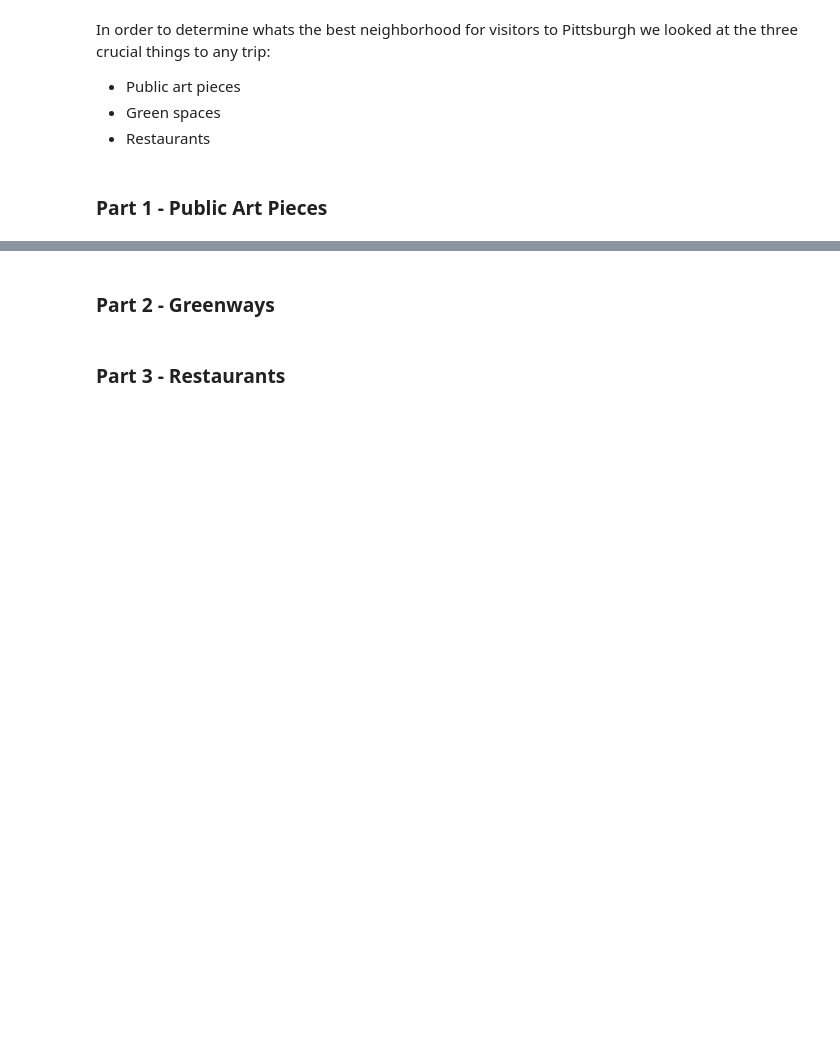
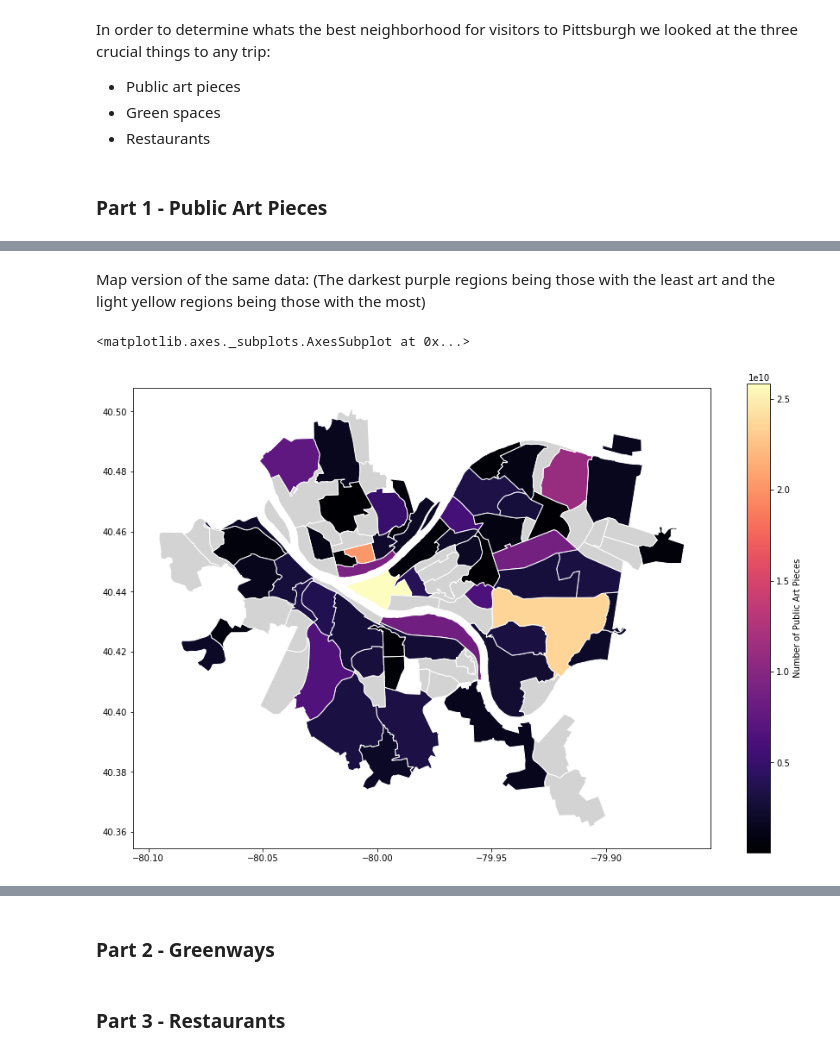
Before and after one commit to yimijj/CMPINF0010-Final-Project, a Jupyter notebook: FinalReport-Notebook.ipynb, the cells around one changed output, grey strips where cells are left out. Drawn from its saved outputs; the diff is of its cells as text; code cells hidden in the pictures; blank space fills up the shorter version.

```diff
--- a/FinalReport-Notebook.ipynb
+++ b/FinalReport-Notebook.ipynb
@@ -15,0 +67,21 @@ In order to determine whats the best neighborhood for visitors to Pittsburgh we
+# %% [markdown]
+Map version of the same data:
+(The darkest purple regions being those with the least art and the light yellow regions being those with the most)
+# %%
+# setting values
+num_art_perneigh = pittsburgh_public_art_data.groupby("neighborhood").sum(['id'])
+artpubmap = neighborhoods.merge(num_art_perneigh,
+                                how='left',
+                                left_on='hood',
+                                right_on='neighborhood')
+
+# plotting the data and setting how it'll look
+artpubmap.plot(column='id',cmap='magma',
+               edgecolor="white",
+               legend=True,
+               legend_kwds={'label': "Number of Public Art Pieces"},
+               figsize=(15, 10),
+               missing_kwds={"color": "lightgrey"})
+# %% [output]
+<matplotlib.axes._subplots.AxesSubplot at 0x...>
+[figure, added]
```
Also changed, not shown: parts of 11 cells of this notebook.
